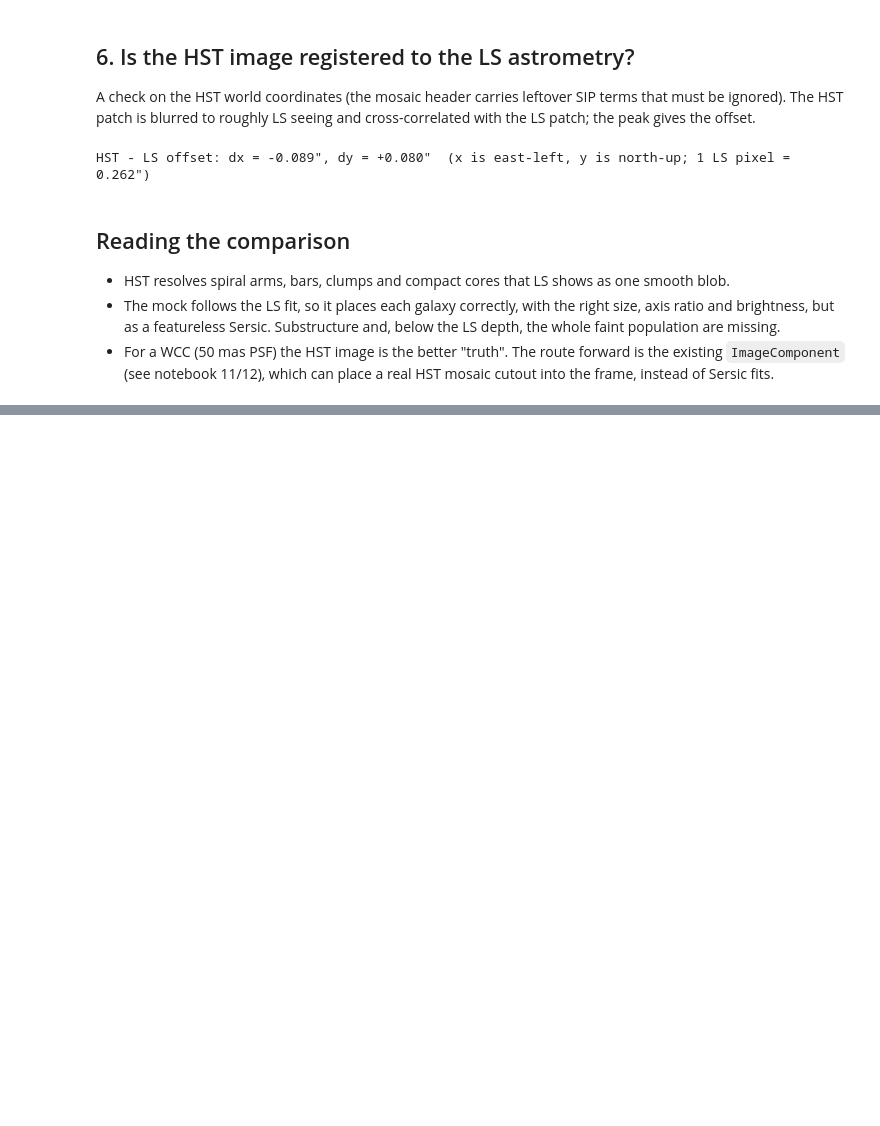
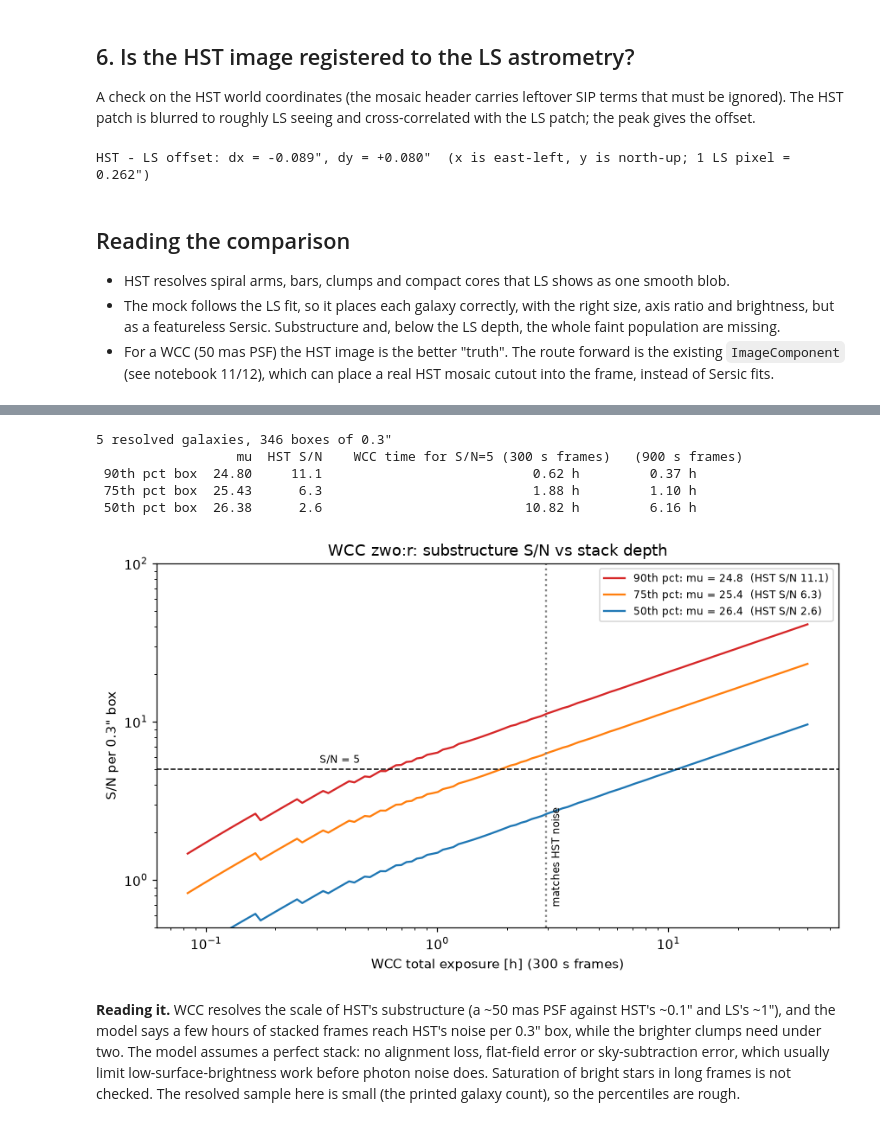
Before and after one commit to virajpandya/wcc-sim, a Jupyter notebook: notebooks/14_hst_vs_legacysurvey_vs_mock.ipynb, the cells around one changed output, grey strips where cells are left out. Drawn from its saved outputs; the diff is of its cells as text; code cells hidden in the pictures; blank space fills up the shorter version.

```diff
--- a/notebooks/14_hst_vs_legacysurvey_vs_mock.ipynb
+++ b/notebooks/14_hst_vs_legacysurvey_vs_mock.ipynb
@@ -170,0 +185,5 @@ HST - LS offset: dx = -0.089", dy = +0.080"  (x is east-left, y is north-up; 1 L
+# %%
+hst_exp, _, _, _ = fetch_candels_cutout(RA, DEC, width, height, HST_BAND, cache_dir=CACHE, kind="exp")
+lo, med, hi = np.percentile(hst_exp, [5, 50, 95])
+print(f"HST ACS {HST_BAND.upper()} exposure time over this patch: median {med:.0f} s = {med/3600:.2f} h "
+      f"(5-95%: {lo:.0f}-{hi:.0f} s, full range {hst_exp.min():.0f}-{hst_exp.max():.0f} s)")
@@ -170,0 +292,47 @@ HST - LS offset: dx = -0.089", dy = +0.080"  (x is east-left, y is north-up; 1 L
+# %%
+SC = 0.30
+b = int(round(SC / HST_PIX))
+sb, _ = binned_sb(b)
+xh, yh = hst_wcs.world_to_pixel_values(truth["ra"], truth["dec"])
+xh, yh = xh / b, yh / b
+sel = ((truth["r_eff_arcsec"] > 0.4) & (truth["mag_ab_band"] < 24.2)
+       & (xh > 3) & (xh < sb.shape[1] - 3) & (yh > 3) & (yh < sb.shape[0] - 3))
+yy, xx = np.indices(sb.shape)
+vals = [sb[((xx - xh[i]) ** 2 + (yy - yh[i]) ** 2) < (1.5 * truth["r_eff_arcsec"][i] / (b * HST_PIX)) ** 2]
+        for i in np.where(sel)[0]]
+vals = np.concatenate(vals) if vals else np.array([np.nan])
+print(f"{int(sel.sum())} resolved galaxies, {vals.size} boxes of {SC}\"")
+LEVELS = {}
+print(f"{'':>13} {'mu':>6} {'HST S/N':>8} {'WCC time for S/N=5 (300 s frames)':>36} {'(900 s frames)':>16}")
+for pct in (90, 75, 50):
+    v = float(np.nanpercentile(vals, pct))
+    LEVELS[f"{pct}th pct"] = v
+    print(f"{pct:>3}th pct box {22.5 - 2.5 * np.log10(v):6.2f} {v / hst_sigma[SC]:8.1f} "
+          f"{time_for(v / 5, SC) / 3600:30.2f} h {time_for(v / 5, SC, 900.0) / 3600:12.2f} h")
+# %% [output]
+5 resolved galaxies, 346 boxes of 0.3"
+                  mu  HST S/N    WCC time for S/N=5 (300 s frames)   (900 s frames)
+ 90th pct box  24.80     11.1                           0.62 h         0.37 h
+ 75th pct box  25.43      6.3                           1.88 h         1.10 h
+ 50th pct box  26.38      2.6                          10.82 h         6.16 h
+# %%
+t_grid = np.logspace(np.log10(300), np.log10(40 * 3600), 120)
+fig, ax = plt.subplots(figsize=(8, 4.8))
+for (label, v), col in zip(LEVELS.items(), ("C3", "C1", "C0")):
+    ax.plot(t_grid / 3600, v / np.array([wcc_sigma_sb(t, SC) for t in t_grid]), color=col,
+            label=f"{label}: mu = {22.5 - 2.5 * np.log10(v):.1f}  (HST S/N {v / hst_sigma[SC]:.1f})")
+ax.axhline(5, color="k", ls="--", lw=1); ax.text(0.31, 5.5, "S/N = 5", fontsize=8)
+t_match = time_for(hst_sigma[SC], SC)
+ax.axvline(t_match / 3600, color="gray", ls=":"); ax.text(t_match / 3600 * 1.05, 0.7, "matches HST noise", fontsize=8, rotation=90)
+ax.set_xscale("log"); ax.set_yscale("log"); ax.set_xlabel("WCC total exposure [h] (300 s frames)")
+ax.set_ylabel(f"S/N per {SC}\" box"); ax.set_ylim(0.5, 100); ax.legend(fontsize=8)
+ax.set_title(f"WCC {SENSORFILTER}: substructure S/N vs stack depth")
+fig.tight_layout()
+# %% [output]
+[figure, added]
+# %% [markdown]
+**Reading it.** WCC resolves the scale of HST's substructure (a ~50 mas PSF against HST's ~0.1" and LS's ~1"), and
+the model says a few hours of stacked frames reach HST's noise per 0.3" box, while the brighter clumps need under two.
+The model assumes a perfect stack: no alignment loss, flat-field error or sky-subtraction error, which usually limit
+low-surface-brightness work before photon noise does. Saturation of bright stars in long frames is not checked.
+The resolved sample here is small (the printed galaxy count), so the percentiles are rough.
```
Also changed, not shown: parts of 9 cells of this notebook, 1 other file.
